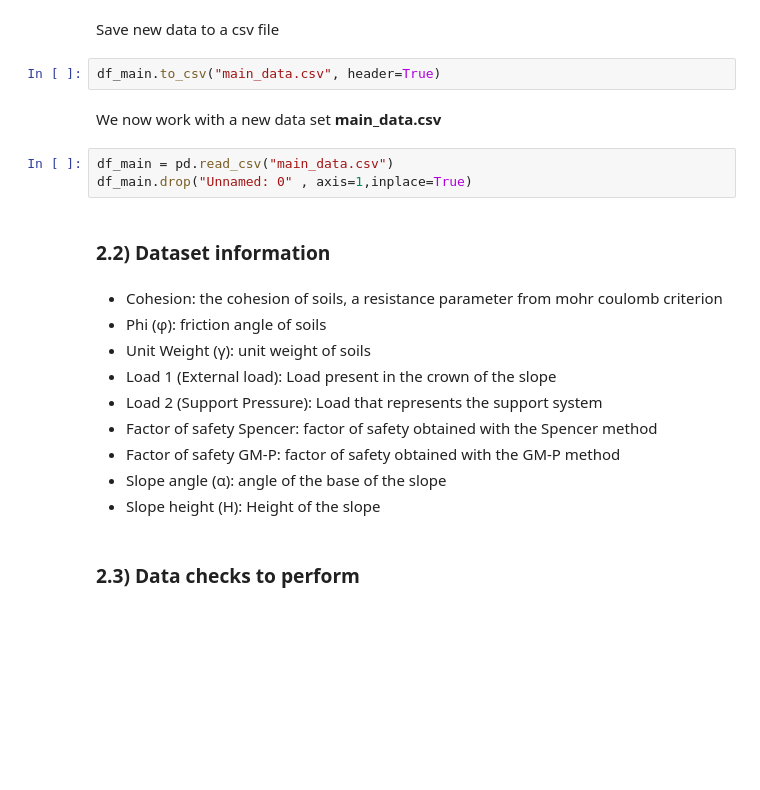
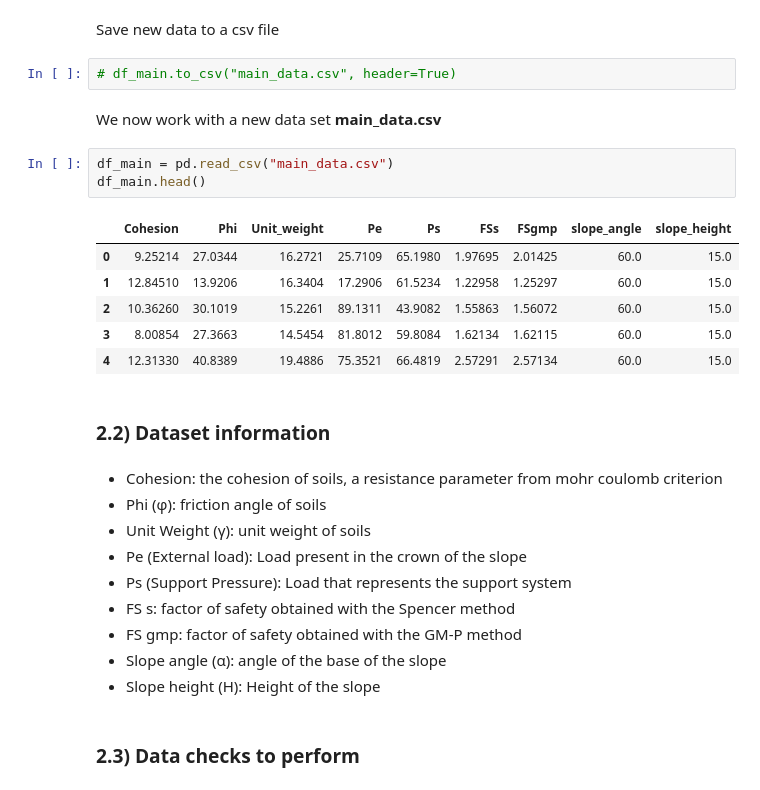
Before and after one commit to FBrownp/ML-geo, a Jupyter notebook: research/EDA_slope_data.ipynb, the cells around one changed output. Drawn from its saved outputs; the diff is of its cells as text; blank space fills up the shorter version.

```diff
--- a/research/EDA_slope_data.ipynb
+++ b/research/EDA_slope_data.ipynb
@@ -73,12 +73,19 @@ df_main.head()
 # %% [markdown]
 Save new data to a csv file
 # %%
-df_main.to_csv("main_data.csv", header=True)
+# df_main.to_csv("main_data.csv", header=True)
 # %% [markdown]
 We now work with a new data set <b>main_data.csv</b>
 # %%
 df_main = pd.read_csv("main_data.csv")
-df_main.drop("Unnamed: 0" , axis=1,inplace=True)
+df_main.head()
+# %% [output]
+|  | Cohesion | Phi | Unit_weight | Pe | Ps | FSs | FSgmp | slope_angle | slope_height |
+| 0 | 9.25214 | 27.0344 | 16.2721 | 25.7109 | 65.1980 | 1.97695 | 2.01425 | 60.0 | 15.0 |
+| 1 | 12.84510 | 13.9206 | 16.3404 | 17.2906 | 61.5234 | 1.22958 | 1.25297 | 60.0 | 15.0 |
+| 2 | 10.36260 | 30.1019 | 15.2261 | 89.1311 | 43.9082 | 1.55863 | 1.56072 | 60.0 | 15.0 |
+| 3 | 8.00854 | 27.3663 | 14.5454 | 81.8012 | 59.8084 | 1.62134 | 1.62115 | 60.0 | 15.0 |
+| 4 | 12.31330 | 40.8389 | 19.4886 | 75.3521 | 66.4819 | 2.57291 | 2.57134 | 60.0 | 15.0 |
 # %% [markdown]
 ### 2.2) Dataset information
 # %% [markdown]
@@ -86,10 +93,10 @@ df_main.drop("Unnamed: 0" , axis=1,inplace=True)
   <li>Cohesion: the cohesion of soils, a resistance parameter from mohr coulomb criterion</li>
   <li>Phi (&phi;): friction angle of soils</li>
   <li>Unit Weight (&gamma;): unit weight of soils</li>
-  <li>Load 1 (External load): Load present in the crown of the slope</li>
-  <li>Load 2 (Support Pressure): Load that represents the support system</li>
-  <li>Factor of safety Spencer: factor of safety obtained with the Spencer method</li>
-  <li>Factor of safety GM-P: factor of safety obtained with the GM-P method</li>
+  <li>Pe (External load): Load present in the crown of the slope</li>
+  <li>Ps (Support Pressure): Load that represents the support system</li>
+  <li>FS s: factor of safety obtained with the Spencer method</li>
+  <li>FS gmp: factor of safety obtained with the GM-P method</li>
   <li>Slope angle (&alpha;): angle of the base of the slope</li>
   <li>Slope height (H): Height of the slope</li>
 </ul>
```
Also changed, not shown: parts of 3 cells of this notebook, 8 other files.
